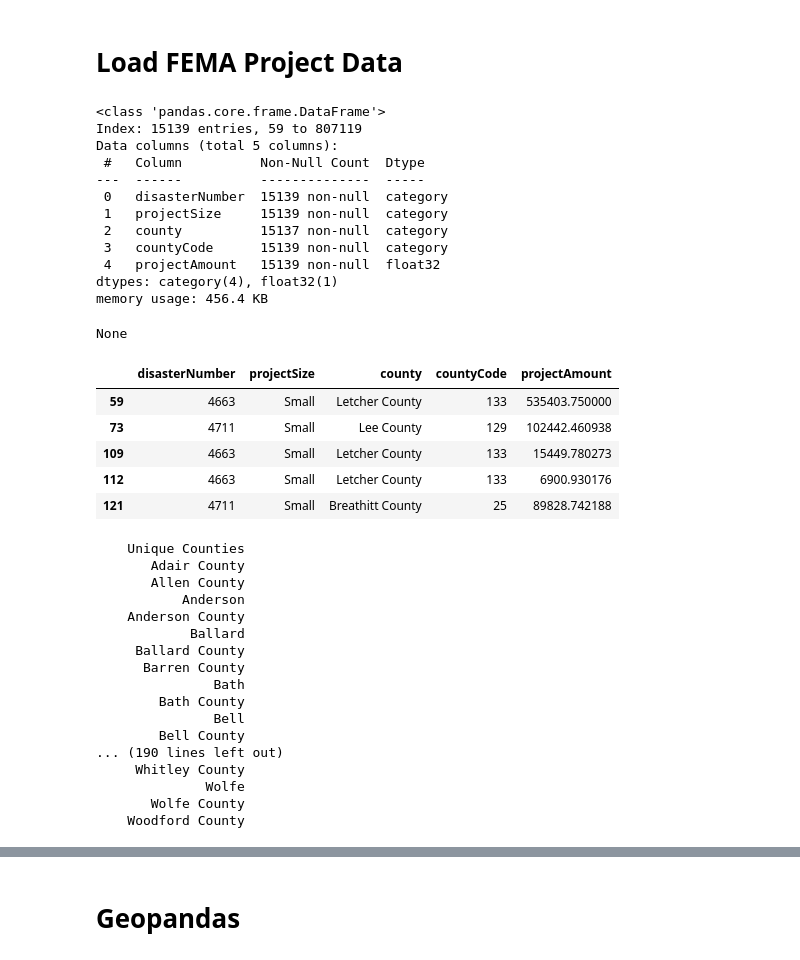
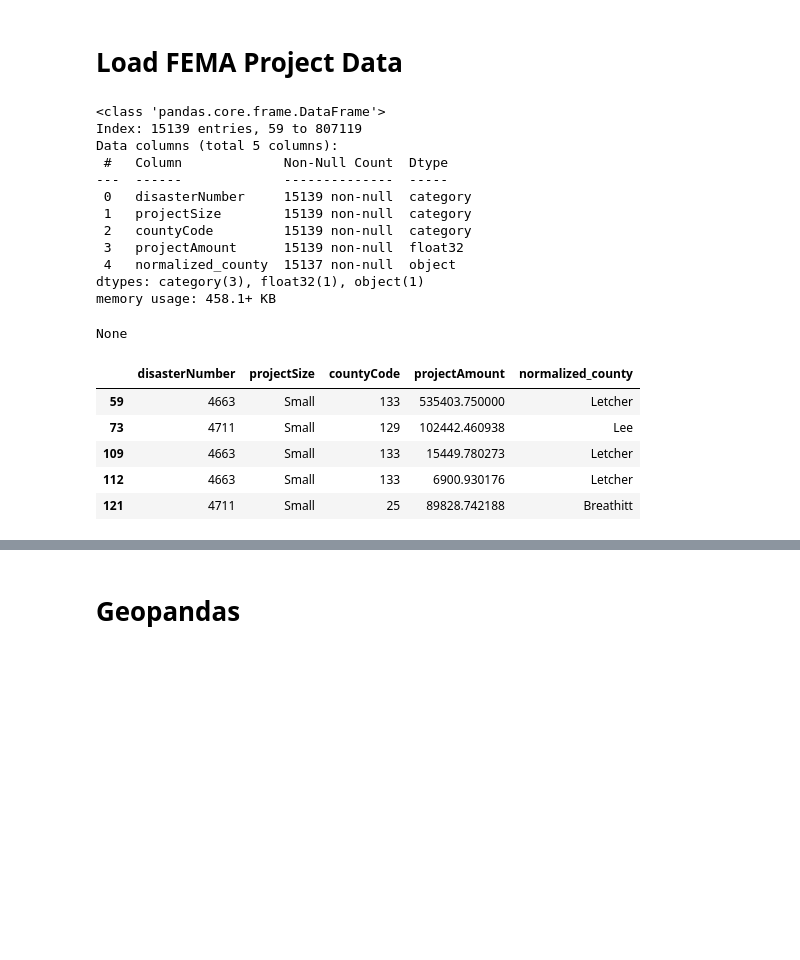
Before and after one commit to shawnericksen/Kentucky-Disaster-Road-Damages, a Jupyter notebook: main.ipynb, the cells around one changed output, grey strips where cells are left out. Cells and saved outputs as stored; diff of their text form; code cells hidden in the pictures; blank space fills up the shorter version.

```diff
--- a/main.ipynb
+++ b/main.ipynb
@@ -62,67 +62,53 @@ cols=[
     'county',
     'projectSize',
     'dcc',             # Determines if damage is Roads & Bridges
     'projectAmount'
 ]
 
 
 dtypes={
     'disasterNumber': 'category',
     'county': 'category',
     'countyCode': 'category',
     'projectSize': 'category',
     'dcc': 'category',
     'stateCode': 'category',
     'projectAmount': 'float32'
 }
 
 df2 = pd.read_csv(filepath2, usecols=cols, dtype=dtypes)
 
-filtered_df = df2.loc[(df2.stateCode == 'KY') & (df2.dcc == 'C')]
+# Filter and clean df2
+filtered_df = df2[(df2.stateCode == 'KY') & (df2.dcc == 'C')].copy()
+filtered_df['normalized_county'] = filtered_df['county'].str.replace(' County', '', regex=False).str.strip().str.title()
 
-final_data = filtered_df.drop(labels=['stateCode', 'dcc',], axis=1)
+# Drop unnecessary columns
+final_data = filtered_df.drop(labels=['stateCode', 'dcc', 'county'], axis=1)
 
 display(final_data.info())
 display(final_data.head(5))
 
 # Get unique counties in sorted order
-unique_counties = final_data['county'].dropna().cat.remove_unused_categories()
-unique_counties = pd.DataFrame(sorted(unique_counties.unique()), columns=['Unique Counties'])
-print(unique_counties.to_string(index=False))
+# unique_counties = final_data['county'].dropna().cat.remove_unused_categories()
+# unique_counties = pd.DataFrame(sorted(unique_counties.unique()), columns=['Unique Counties'])
+# print(unique_counties.to_string(index=False))
 # %% [output]
 <class 'pandas.core.frame.DataFrame'>
 Index: 15139 entries, 59 to 807119
 Data columns (total 5 columns):
- #   Column          Non-Null Count  Dtype
----  ------          --------------  -----
- 0   disasterNumber  15139 non-null  category
- 1   projectSize     15139 non-null  category
- 2   county          15137 non-null  category
- 3   countyCode      15139 non-null  category
- 4   projectAmount   15139 non-null  float32
-dtypes: category(4), float32(1)
-memory usage: 456.4 KB
+ #   Column             Non-Null Count  Dtype
+---  ------             --------------  -----
+ 0   disasterNumber     15139 non-null  category
+ 1   projectSize        15139 non-null  category
+ 2   countyCode         15139 non-null  category
+ 3   projectAmount      15139 non-null  float32
+ 4   normalized_county  15137 non-null  object
+dtypes: category(3), float32(1), object(1)
+memory usage: 458.1+ KB
 None
-|  | disasterNumber | projectSize | county | countyCode | projectAmount |
-| 59 | 4663 | Small | Letcher County | 133 | 535403.750000 |
-| 73 | 4711 | Small | Lee County | 129 | 102442.460938 |
-| 109 | 4663 | Small | Letcher County | 133 | 15449.780273 |
-| 112 | 4663 | Small | Letcher County | 133 | 6900.930176 |
-| 121 | 4711 | Small | Breathitt County | 25 | 89828.742188 |
+|  | disasterNumber | projectSize | countyCode | projectAmount | normalized_county |
+| 59 | 4663 | Small | 133 | 535403.750000 | Letcher |
+| 73 | 4711 | Small | 129 | 102442.460938 | Lee |
+| 109 | 4663 | Small | 133 | 15449.780273 | Letcher |
+| 112 | 4663 | Small | 133 | 6900.930176 | Letcher |
+| 121 | 4711 | Small | 25 | 89828.742188 | Breathitt |
-    Unique Counties
-       Adair County
-       Allen County
-           Anderson
-    Anderson County
-            Ballard
-     Ballard County
-      Barren County
-               Bath
-        Bath County
-               Bell
-        Bell County
-... (190 lines left out)
-     Whitley County
-              Wolfe
-       Wolfe County
-    Woodford County
```
Also changed, not shown: parts of 7 cells of this notebook.
